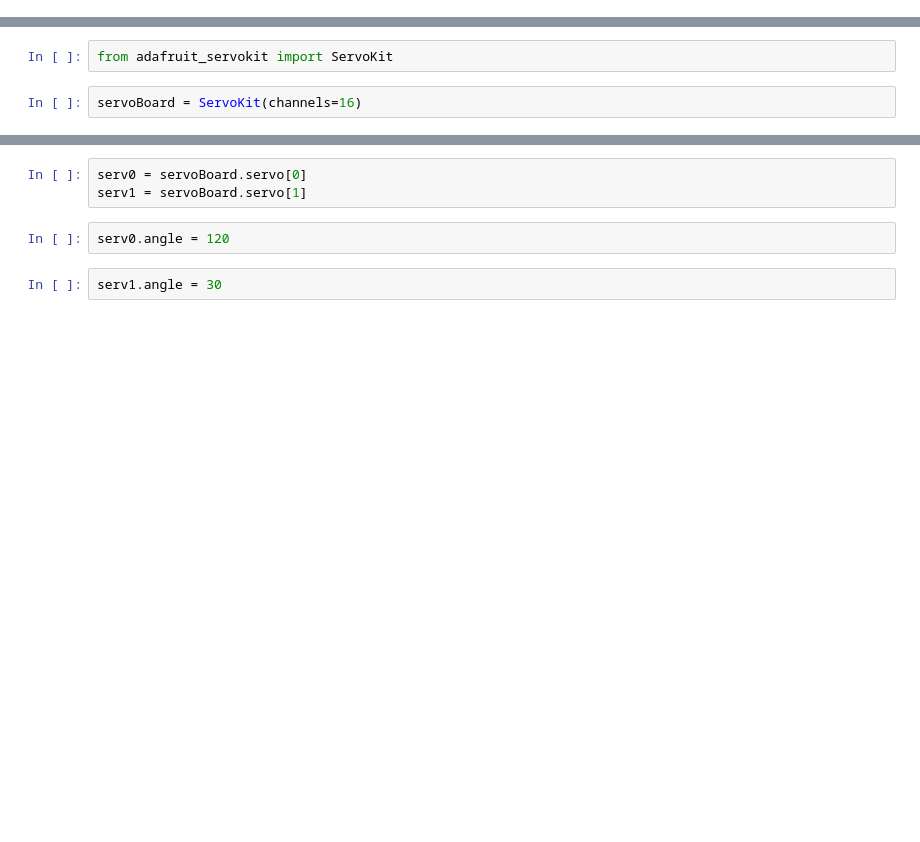
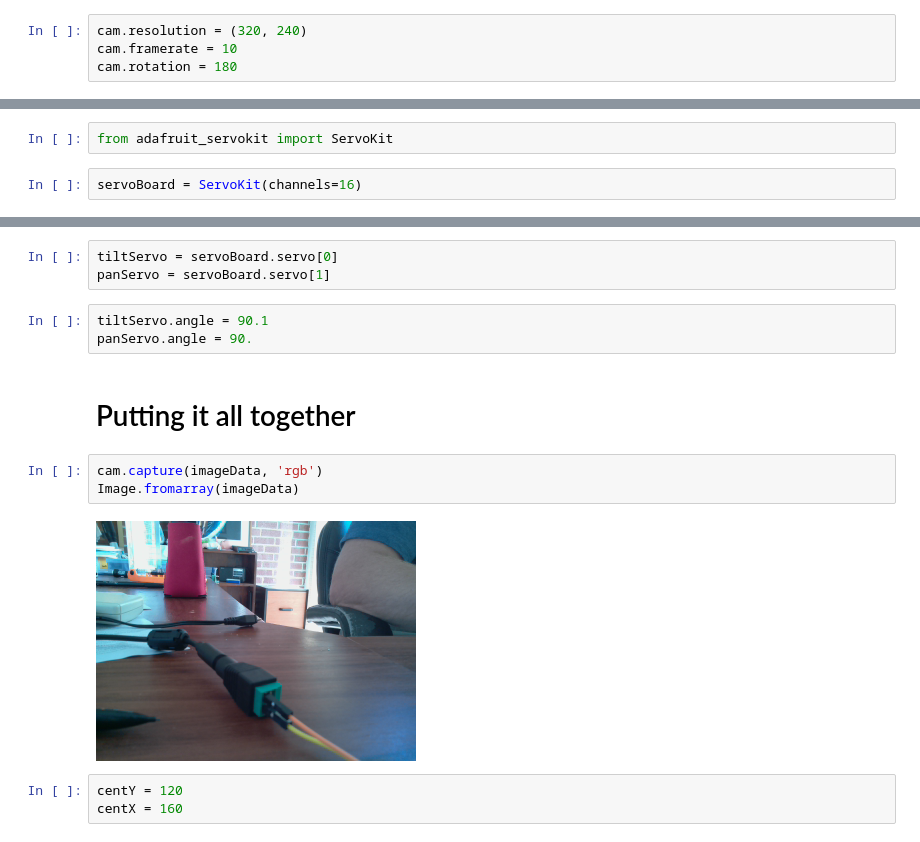
Before and after one commit to brianedw/PyVisionLab, a Jupyter notebook: labSoln.ipynb, the cells around one changed output, grey strips where cells are left out. Drawn from its saved outputs; the diff is of its cells as text; blank space fills up the shorter version.

```diff
--- a/labSoln.ipynb
+++ b/labSoln.ipynb
@@ -228,4 +206,8 @@ try:
 except:
     pass
+# %%
+cam.resolution = (320, 240)
+cam.framerate = 10
+cam.rotation = 180
 # %%
 cam.capture(imageData, 'rgb')
@@ -242,7 +225,16 @@ servoBoard = ServoKit(channels=16)
 # %%
-serv0 = servoBoard.servo[0]
-serv1 = servoBoard.servo[1]
+tiltServo = servoBoard.servo[0]
+panServo = servoBoard.servo[1]
-# %%
-serv0.angle = 120
-# %%
-serv1.angle = 30
+# %%
+tiltServo.angle = 90.1
+panServo.angle = 90.
+# %% [markdown]
+# Putting it all together
+# %%
+cam.capture(imageData, 'rgb')
+Image.fromarray(imageData)
+# %% [output]
+[figure, added]
+# %%
+centY = 120
+centX = 160
```
Also changed, not shown: parts of 33 cells of this notebook, 1 other file.
